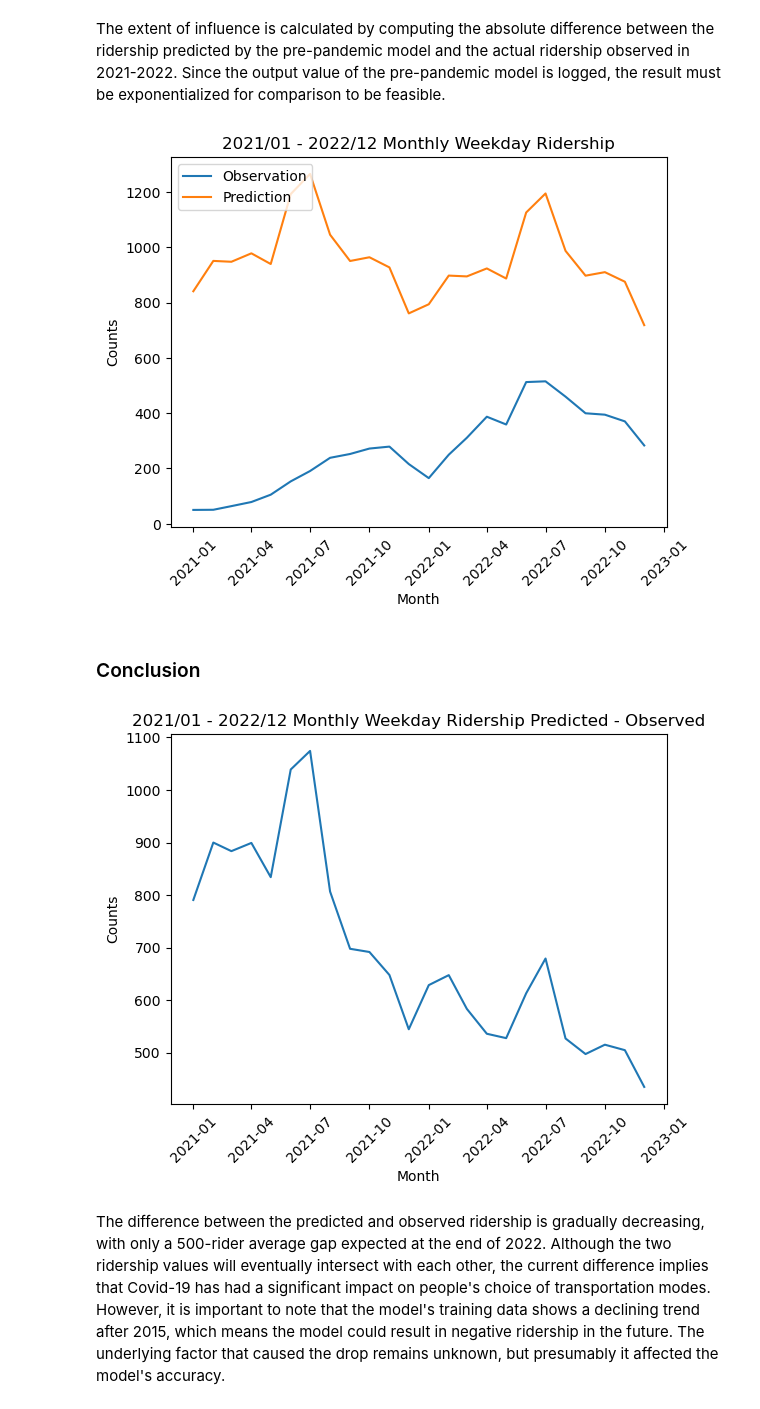
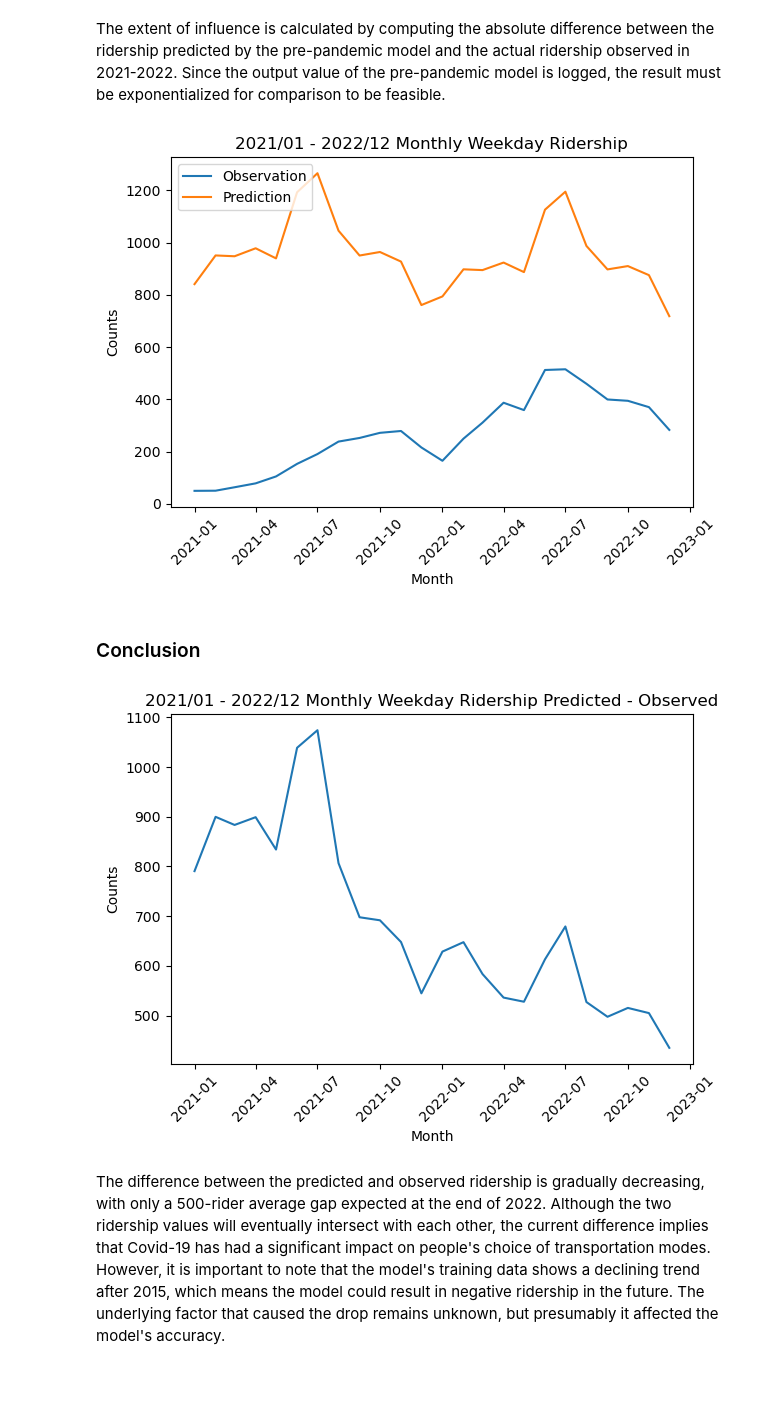
Before and after one commit to UCB-stat-159-s23/project-Group23, a Jupyter notebook: Modeling_Post_Covid_Ridership_Using_Pre_Covid_Data.ipynb, the cells around one changed output. Cells and saved outputs as stored; diff of their text form; code cells hidden in the pictures; blank space fills up the shorter version.

```diff
--- a/Modeling_Post_Covid_Ridership_Using_Pre_Covid_Data.ipynb
+++ b/Modeling_Post_Covid_Ridership_Using_Pre_Covid_Data.ipynb
@@ -156,15 +181,16 @@ prediction_2021_2022 = np.exp(Arima_model.predict(n_periods=56)[32:])
 # %%
 plt.plot(ts_2021_2022, label="Observation")
 plt.plot(prediction_2021_2022, label="Prediction")
 plt.legend(loc="upper left")
 plt.xticks(rotation = 45)
 plt.xlabel("Month")
 plt.ylabel("Counts")
 plt.title("2021/01 - 2022/12 Monthly Weekday Ridership")
+plt.tight_layout()
 plt.savefig("figures/Berkeley_Embarcadero_2021_2022_Prediction_Observation_Comparison.png")
 plt.show()
 # %% [output]
-[figure, old version]
+[figure, new version]
 # %% [markdown]
 ### Conclusion
 # %%
@@ -174,8 +200,9 @@ plt.xlabel("Month")
 plt.ylabel("Counts")
 plt.title("2021/01 - 2022/12 Monthly Weekday Ridership Predicted - Observed")
 plt.plot(absolute_difference)
+plt.tight_layout()
 plt.savefig("figures/Berkeley_Embarcadero_2021_2022_Prediction_Observation_Difference.png")
 # %% [output]
-[figure, old version]
+[figure, new version]
 # %% [markdown]
 The difference between the predicted and observed ridership is gradually decreasing, with only a 500-rider average gap expected at the end of 2022. Although the two ridership values will eventually intersect with each other, the current difference implies that Covid-19 has had a significant impact on people's choice of transportation modes. However, it is important to note that the model's training data shows a declining trend after 2015, which means the model could result in negative ridership in the future. The underlying factor that caused the drop remains unknown, but presumably it affected the model's accuracy.
```
Also changed, not shown: parts of 3 cells of this notebook, 6 other files.
